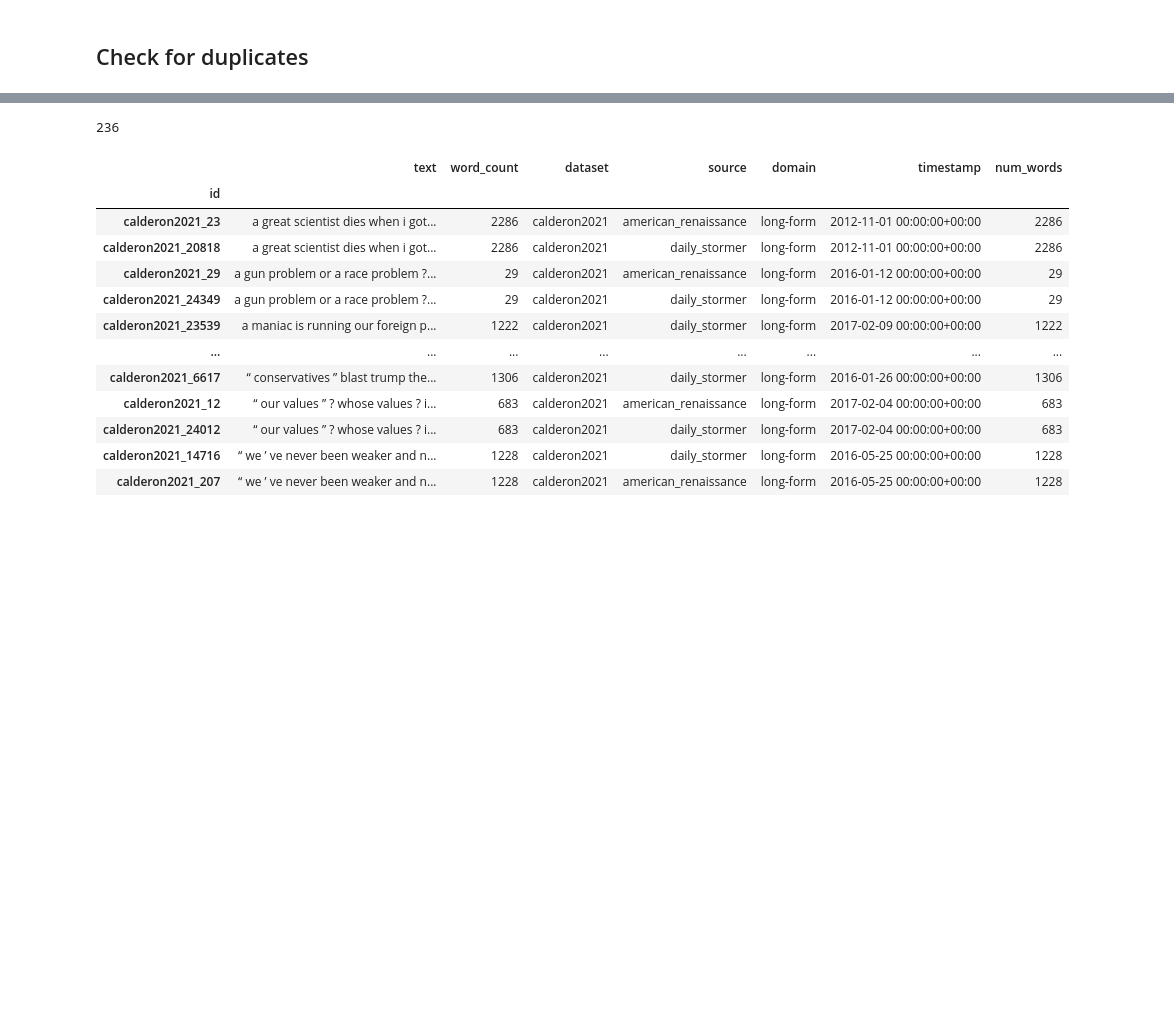
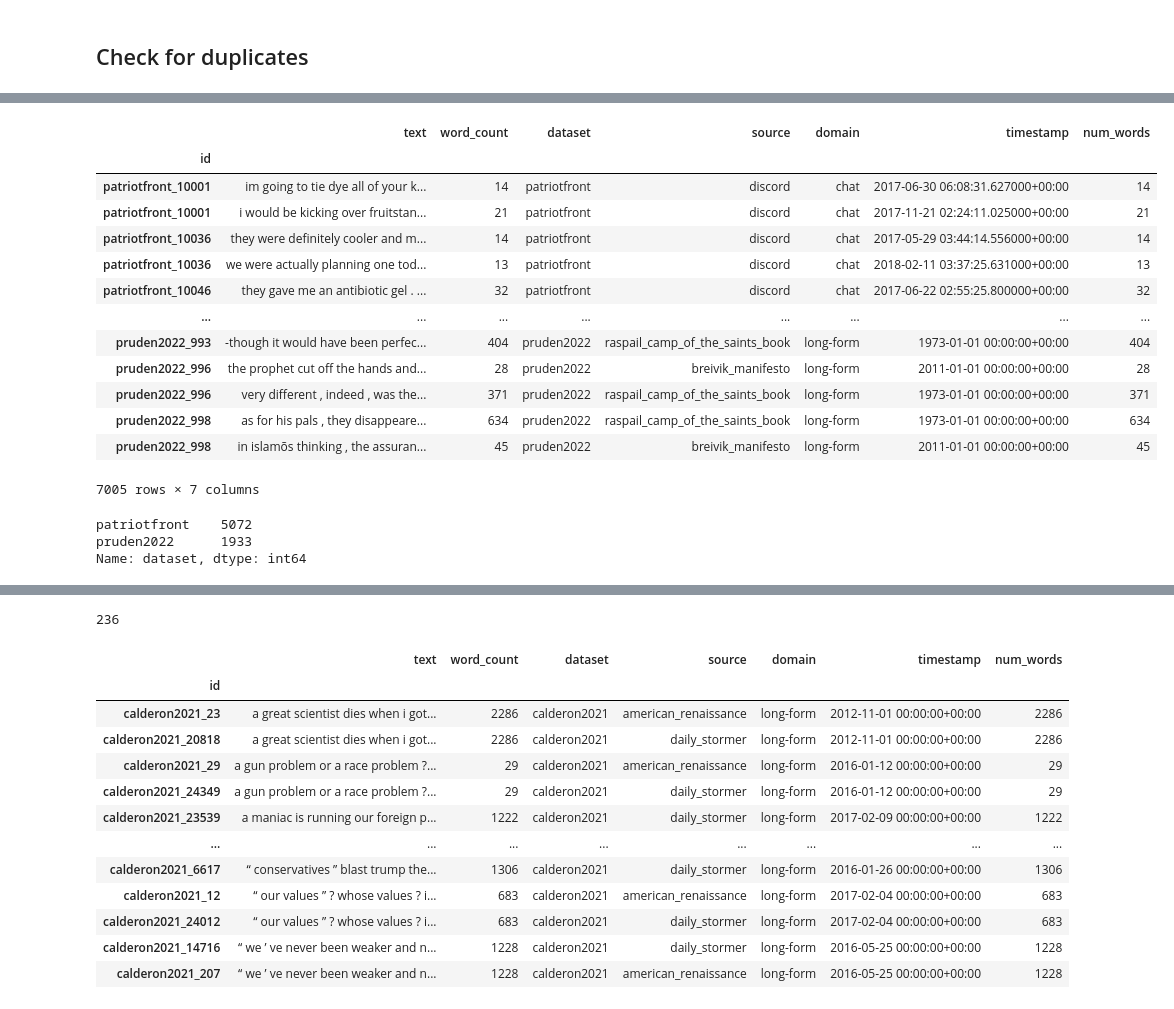
Before and after one commit to michaelmilleryoder/white_supremacist_lang, a Jupyter notebook: jupyter/corpus_stats.ipynb, the cells around one changed output, grey strips where cells are left out. Drawn from its saved outputs; the diff is of its cells as text; code cells hidden in the pictures; blank space fills up the shorter version.

```diff
--- a/jupyter/corpus_stats.ipynb
+++ b/jupyter/corpus_stats.ipynb
@@ -30,0 +129,24 @@ ws_data.text.duplicated(keep='first').sum()
+# %%
+dups = ws_data[ws_data.index.duplicated(keep=False)].sort_index()
+dups
+# %% [output]
+|  | text | word_count | dataset | source | domain | timestamp | num_words |
+| id |  |  |  |  |  |  |  |
+| patriotfront_10001 | im going to tie dye all of your k... | 14 | patriotfront | discord | chat | 2017-06-30 06:08:31.627000+00:00 | 14 |
+| patriotfront_10001 | i would be kicking over fruitstan... | 21 | patriotfront | discord | chat | 2017-11-21 02:24:11.025000+00:00 | 21 |
+| patriotfront_10036 | they were definitely cooler and m... | 14 | patriotfront | discord | chat | 2017-05-29 03:44:14.556000+00:00 | 14 |
+| patriotfront_10036 | we were actually planning one tod... | 13 | patriotfront | discord | chat | 2018-02-11 03:37:25.631000+00:00 | 13 |
+| patriotfront_10046 | they gave me an antibiotic gel . ... | 32 | patriotfront | discord | chat | 2017-06-22 02:55:25.800000+00:00 | 32 |
+| ... | ... | ... | ... | ... | ... | ... | ... |
+| pruden2022_993 | -though it would have been perfec... | 404 | pruden2022 | raspail_camp_of_the_saints_book | long-form | 1973-01-01 00:00:00+00:00 | 404 |
+| pruden2022_996 | the prophet cut off the hands and... | 28 | pruden2022 | breivik_manifesto | long-form | 2011-01-01 00:00:00+00:00 | 28 |
+| pruden2022_996 | very different , indeed , was the... | 371 | pruden2022 | raspail_camp_of_the_saints_book | long-form | 1973-01-01 00:00:00+00:00 | 371 |
+| pruden2022_998 | as for his pals , they disappeare... | 634 | pruden2022 | raspail_camp_of_the_saints_book | long-form | 1973-01-01 00:00:00+00:00 | 634 |
+| pruden2022_998 | in islamõs thinking , the assuran... | 45 | pruden2022 | breivik_manifesto | long-form | 2011-01-01 00:00:00+00:00 | 45 |
+7005 rows × 7 columns
+# %%
+dups.dataset.value_counts()
+# %% [output]
+patriotfront    5072
+pruden2022      1933
+Name: dataset, dtype: int64
```
Also changed, not shown: parts of 18 cells of this notebook, 50 other files.
